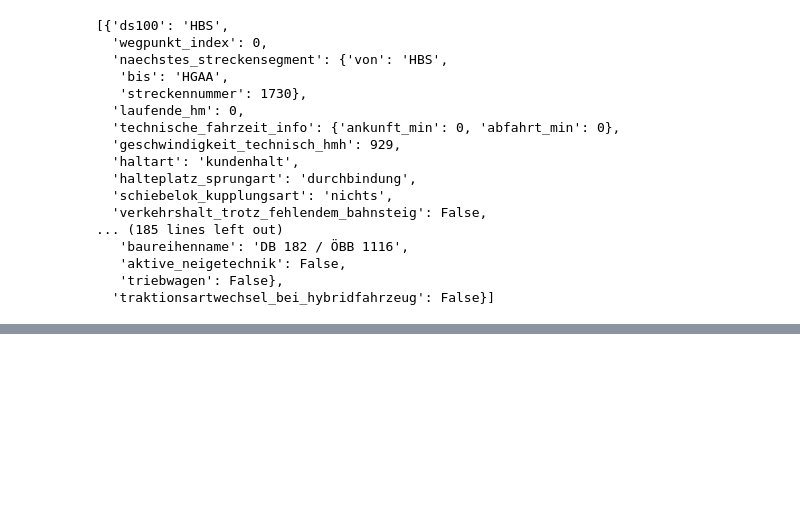
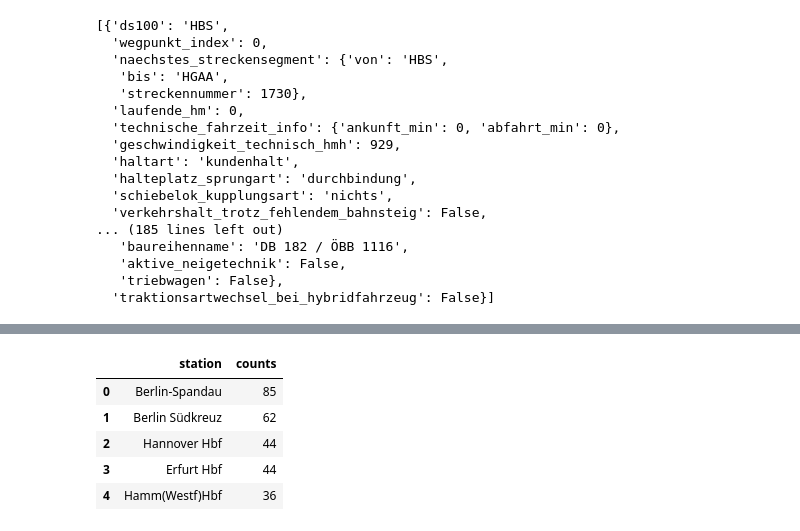
Before and after one commit to dgg32/db_kepler, a Jupyter notebook: kepler_colab.ipynb, the cells around one changed output, grey strips where cells are left out. Cells and saved outputs as stored; diff of their text form; code cells hidden in the pictures; blank space fills up the shorter version.

```diff
--- a/kepler_colab.ipynb
+++ b/kepler_colab.ipynb
@@ -338,0 +567,11 @@ map_1.config
+# %%
+value_count_df = train_paths["station"].value_counts().rename_axis('station').reset_index(name='counts')
+# %%
+value_count_df.head()
+# %% [output]
+|  | station | counts |
+| 0 | Berlin-Spandau | 85 |
+| 1 | Berlin Südkreuz | 62 |
+| 2 | Hannover Hbf | 44 |
+| 3 | Erfurt Hbf | 44 |
+| 4 | Hamm(Westf)Hbf | 36 |
```
Also changed, not shown: parts of 20 cells of this notebook.
